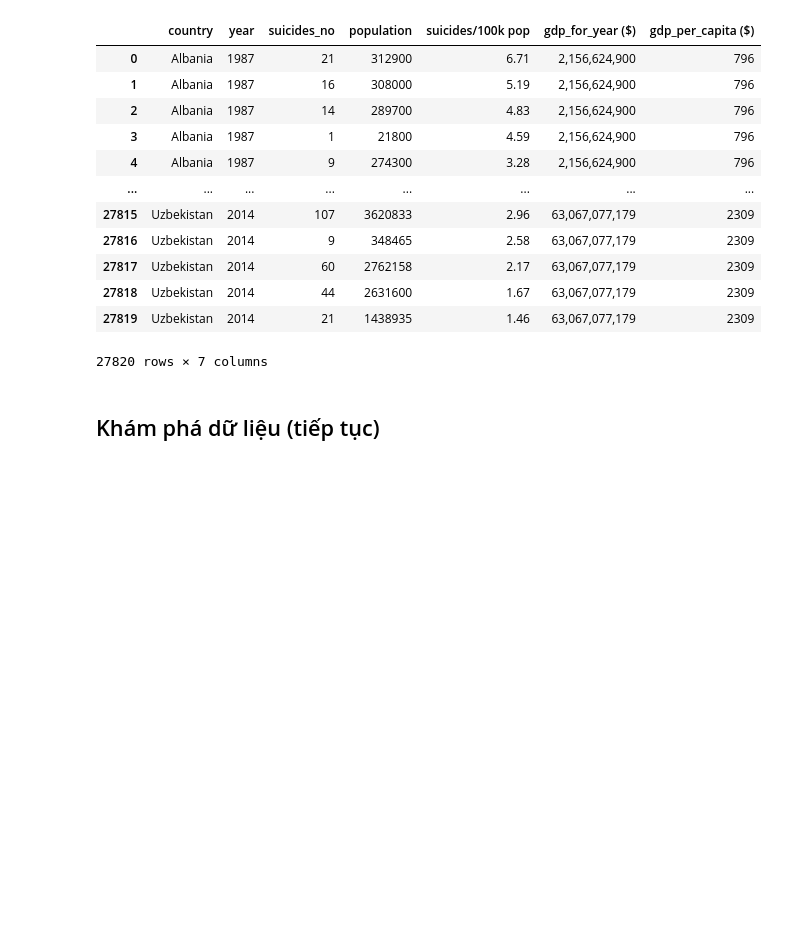
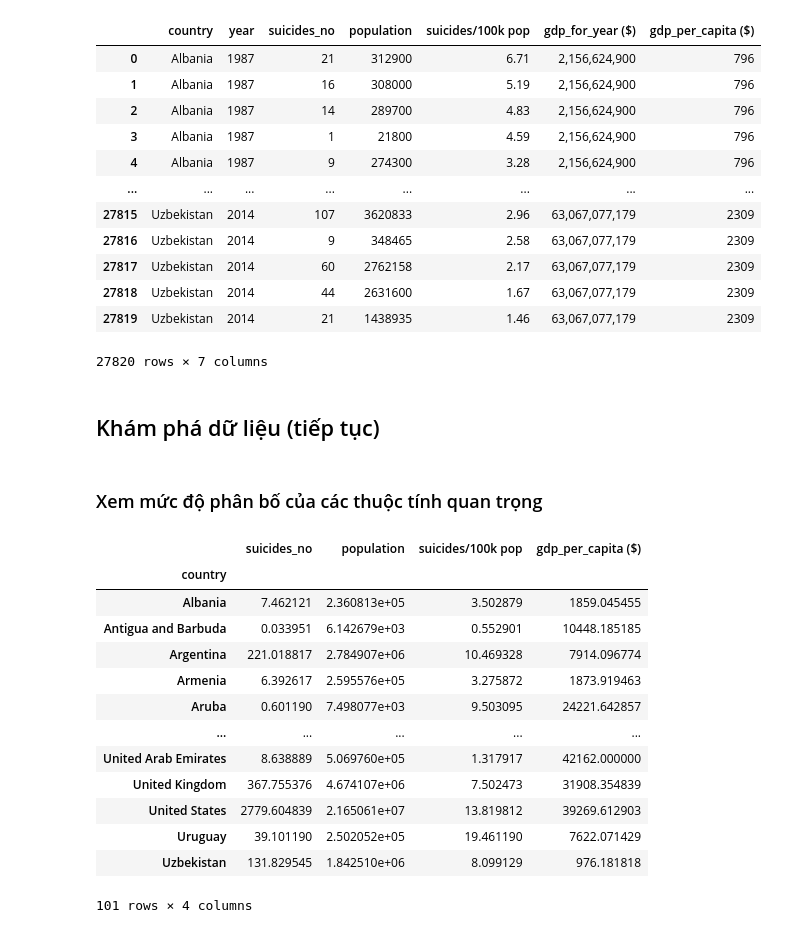
Before and after one commit to AI005/FinalProject-P4DS, a Jupyter notebook: ThienPhuc.ipynb, the cells around one changed output. Saved outputs shown, nothing was run; the diff lists cells and outputs as text; code cells hidden in the pictures; blank space fills up the shorter version.

```diff
--- a/ThienPhuc.ipynb
+++ b/ThienPhuc.ipynb
@@ -181,3 +169,24 @@ insight_df
 27820 rows × 7 columns
 # %% [markdown]
 ## Khám phá dữ liệu (tiếp tục)
+# %% [markdown]
+### Xem mức độ phân bố của các thuộc tính quan trọng
+# %%
+# Group attributes by country
+mean_df = insight_df.drop(['year'], axis=1).groupby(['country']).mean()
+mean_df
+# %% [output]
+|  | suicides_no | population | suicides/100k pop | gdp_per_capita ($) |
+| country |  |  |  |  |
+| Albania | 7.462121 | 2.360813e+05 | 3.502879 | 1859.045455 |
+| Antigua and Barbuda | 0.033951 | 6.142679e+03 | 0.552901 | 10448.185185 |
+| Argentina | 221.018817 | 2.784907e+06 | 10.469328 | 7914.096774 |
+| Armenia | 6.392617 | 2.595576e+05 | 3.275872 | 1873.919463 |
+| Aruba | 0.601190 | 7.498077e+03 | 9.503095 | 24221.642857 |
+| ... | ... | ... | ... | ... |
+| United Arab Emirates | 8.638889 | 5.069760e+05 | 1.317917 | 42162.000000 |
+| United Kingdom | 367.755376 | 4.674107e+06 | 7.502473 | 31908.354839 |
+| United States | 2779.604839 | 2.165061e+07 | 13.819812 | 39269.612903 |
+| Uruguay | 39.101190 | 2.502052e+05 | 19.461190 | 7622.071429 |
+| Uzbekistan | 131.829545 | 1.842510e+06 | 8.099129 | 976.181818 |
+101 rows × 4 columns
```
Also changed, not shown: parts of 12 cells of this notebook.
